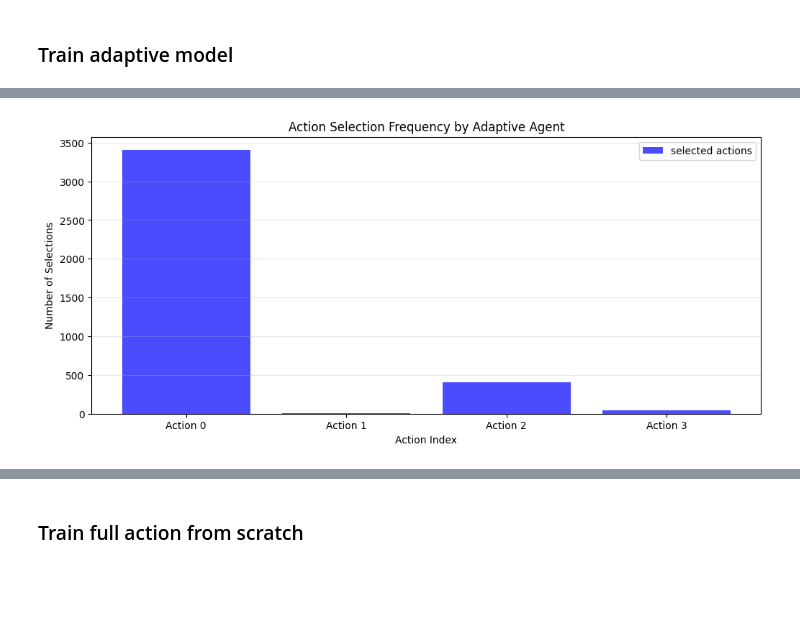
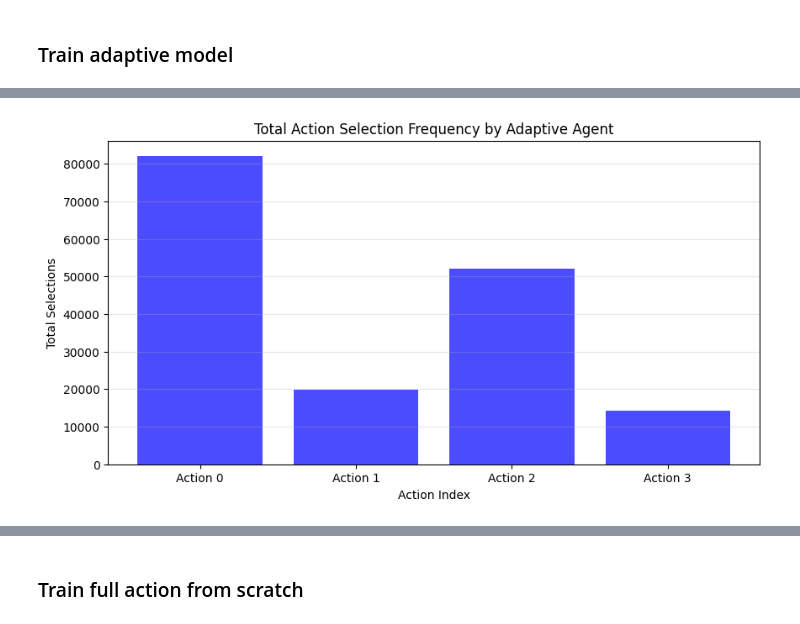
Before and after one commit to thongds/paper, a Jupyter notebook: lunar-lander-dqn-master/main_3actions.ipynb, the cells around one changed output, grey strips where cells are left out. Drawn from its saved outputs; the diff is of its cells as text; code cells hidden in the pictures; blank space fills up the shorter version.

```diff
--- a/lunar-lander-dqn-master/main_3actions.ipynb
+++ b/lunar-lander-dqn-master/main_3actions.ipynb
@@ -1116,14 +1137,17 @@ Episode 50/50, Reward: -61.81, Avg10: -94.95, Epsilon: 0.778
-# %%
-plt.figure(figsize=(12,5))
-plt.bar(range(len(adaptive_agent.action_selected)), adaptive_agent.action_selected,
-        color='blue', alpha=0.7, label='selected actions')
-plt.xlabel('Action Index')
-plt.ylabel('Number of Selections')
-plt.title('Action Selection Frequency by Adaptive Agent')
-plt.xticks(range(len(adaptive_agent.action_selected)),
-           [f'Action {i}' for i in range(len(adaptive_agent.action_selected))])
-plt.legend()
-plt.grid(axis='y', alpha=0.3)
-plt.show()
-# %% [output]
-[figure, removed]
+# %%
+import matplotlib.pyplot as plt
+
+# Sum actions across all episodes
+total_actions = [sum(ep[i] for ep in adaptive_agent.action_selected)
+                 for i in range(len(adaptive_agent.action_selected[0]))]
+
+plt.figure(figsize=(10, 5))
+plt.bar(range(len(total_actions)), total_actions, color='blue', alpha=0.7)
+plt.xlabel('Action Index')
+plt.ylabel('Total Selections')
+plt.title('Total Action Selection Frequency by Adaptive Agent')
+plt.xticks(range(len(total_actions)), [f'Action {i}' for i in range(len(total_actions))])
+plt.grid(axis='y', alpha=0.3)
+plt.show()
+# %% [output]
+[figure, added]
```
Also changed, not shown: parts of 6 cells of this notebook, 15 other files.
